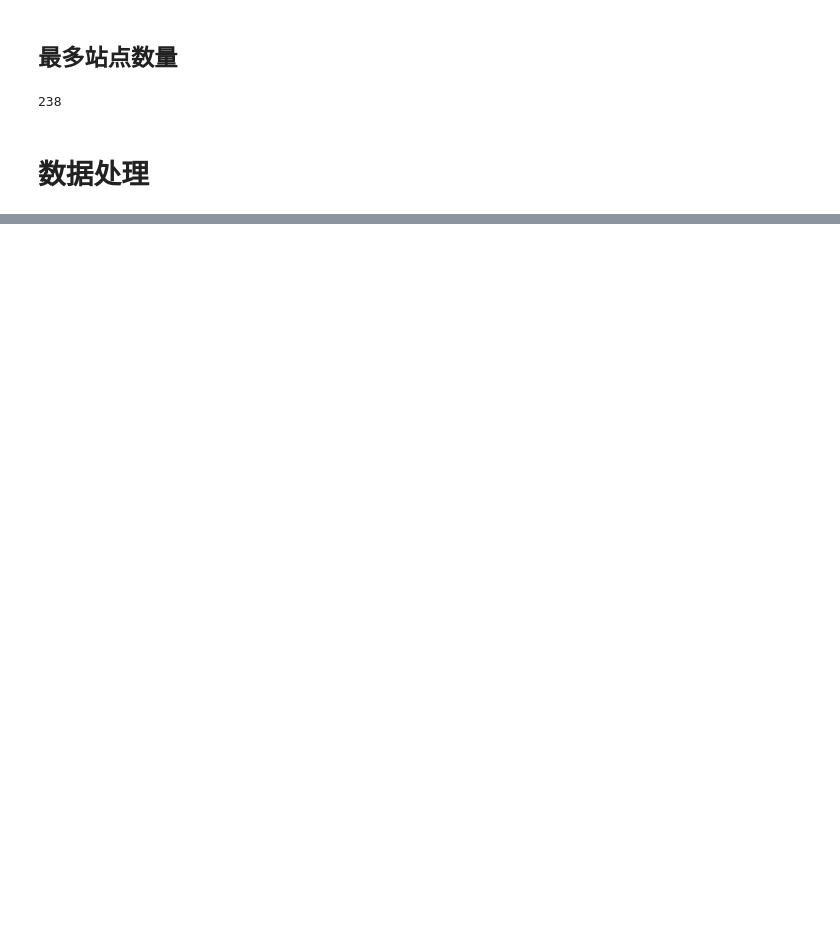
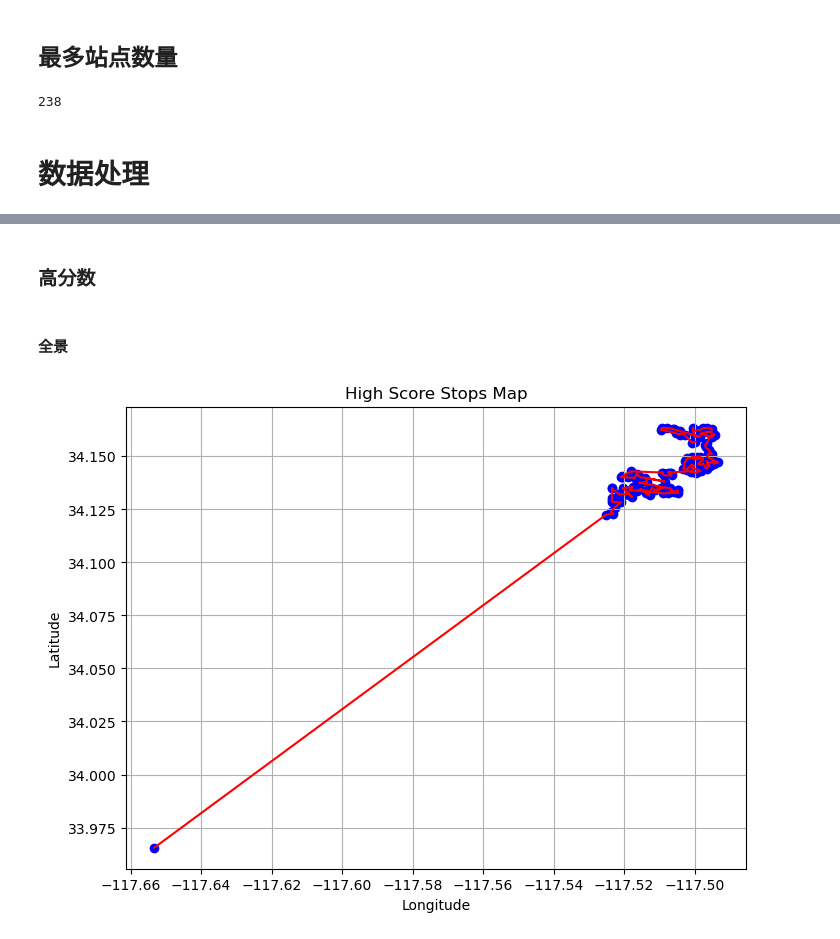
Before and after one commit to QYsaltyfish/Modeling-and-Optimization-Group, a Jupyter notebook: Code/model_build/model_build.ipynb, the cells around one changed output, grey strips where cells are left out. Cells and saved outputs as stored; diff of their text form; code cells hidden in the pictures; blank space fills up the shorter version.

```diff
--- a/Code/model_build/model_build.ipynb
+++ b/Code/model_build/model_build.ipynb
@@ -120,0 +139,8 @@ plt.show()
+# %% [markdown]
+### 高分数
+# %% [markdown]
+#### 全景
+# %%
+plot_route(23)
+# %% [output]
+[figure, added]
```
Also changed, not shown: parts of 12 cells of this notebook, 3 other files.
